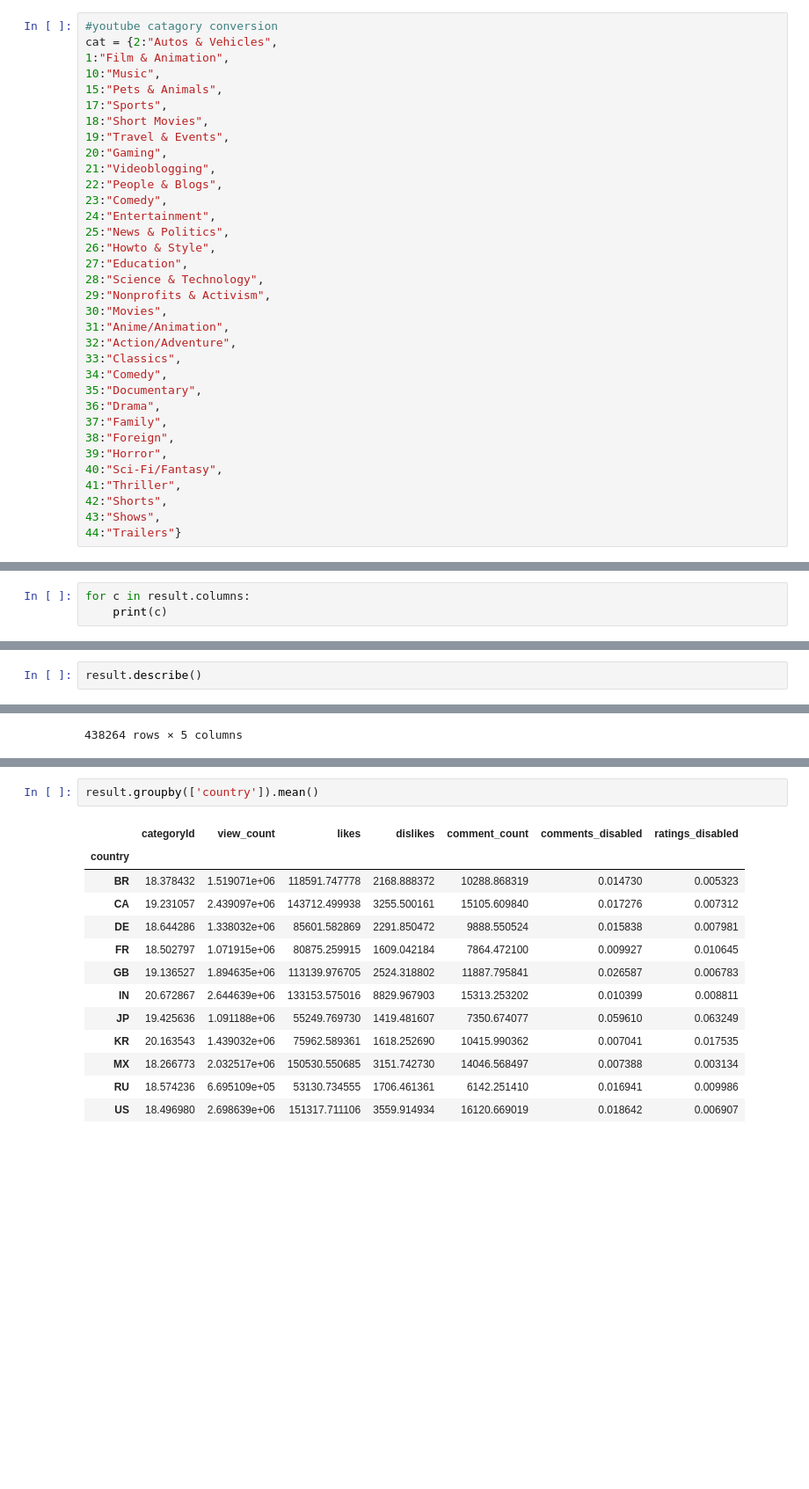
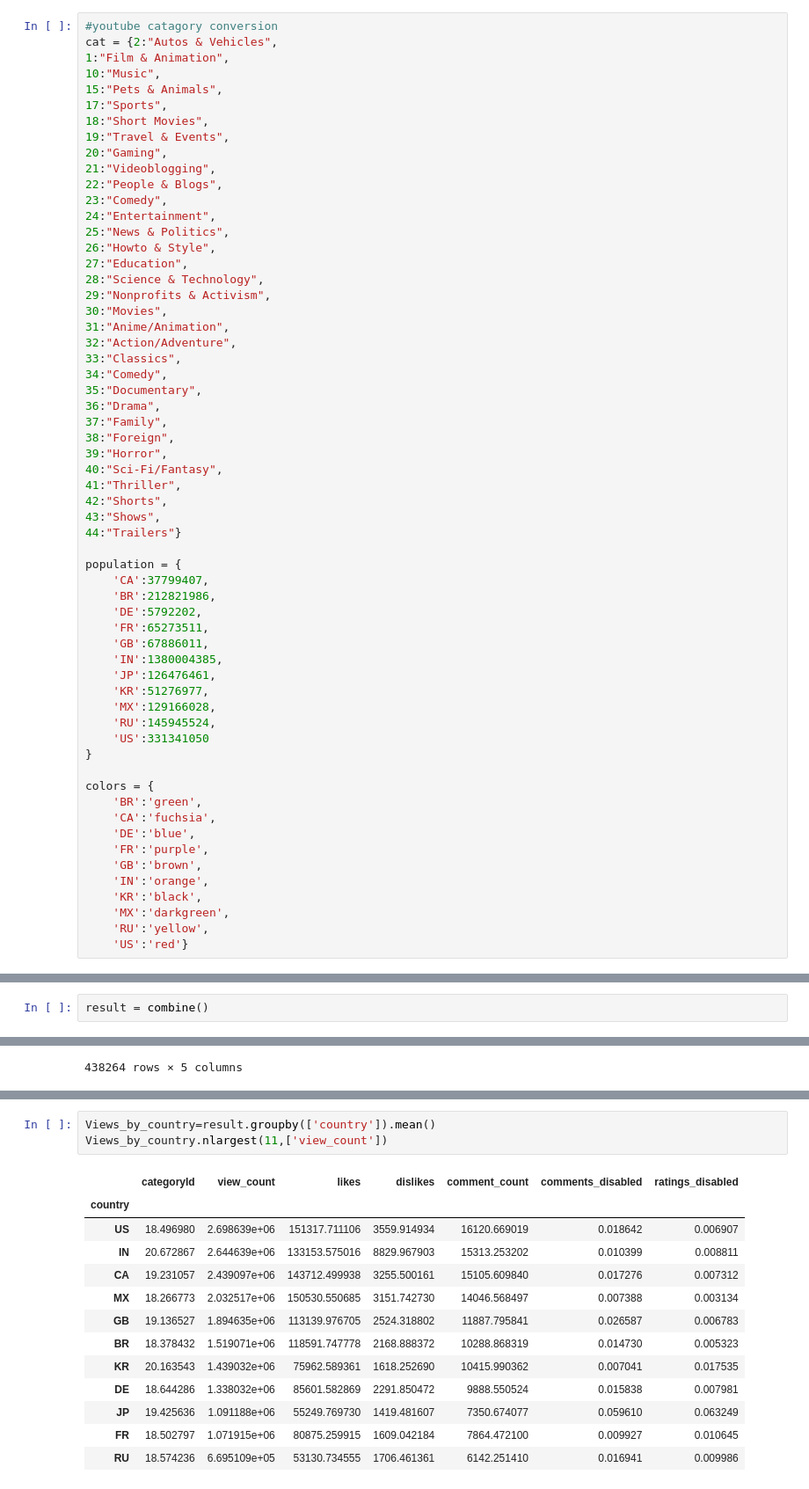
Before and after one commit to pmundot/youtube, a Jupyter notebook: Youtube_Worldwide.ipynb, the cells around one changed output, grey strips where cells are left out. Shown: that part at 88% size. Cells and saved outputs as stored; diff of their text form; blank space fills up the shorter version.

```diff
--- a/Youtube_Worldwide.ipynb
+++ b/Youtube_Worldwide.ipynb
@@ -43,3 +77,29 @@ cat = {2:"Autos & Vehicles",
 42:"Shorts",
 43:"Shows",
 44:"Trailers"}
+
+population = {
+    'CA':37799407,
+    'BR':212821986,
+    'DE':5792202,
+    'FR':65273511,
+    'GB':67886011,
+    'IN':1380004385,
+    'JP':126476461,
+    'KR':51276977,
+    'MX':129166028,
+    'RU':145945524,
+    'US':331341050
+}
+
+colors = {
+    'BR':'green',
+    'CA':'fuchsia',
+    'DE':'blue',
+    'FR':'purple',
+    'GB':'brown',
+    'IN':'orange',
+    'KR':'black',
+    'MX':'darkgreen',
+    'RU':'yellow',
+    'US':'red'}
@@ -90,3 +105,0 @@ total size for top 30 videos in 11 countries is 438264
-# %%
-for c in result.columns:
-    print(c)
@@ -112,3 +200,3 @@ catagory
 # %%
-result.describe()
+result = combine()
 # %% [output]
@@ -188,16 +266,17 @@ average
 # %%
-result.groupby(['country']).mean()
+Views_by_country=result.groupby(['country']).mean()
+Views_by_country.nlargest(11,['view_count'])
 # %% [output]
 |  | categoryId | view_count | likes | dislikes | comment_count | comments_disabled | ratings_disabled |
 | country |  |  |  |  |  |  |  |
+| US | 18.496980 | 2.698639e+06 | 151317.711106 | 3559.914934 | 16120.669019 | 0.018642 | 0.006907 |
+| IN | 20.672867 | 2.644639e+06 | 133153.575016 | 8829.967903 | 15313.253202 | 0.010399 | 0.008811 |
+| CA | 19.231057 | 2.439097e+06 | 143712.499938 | 3255.500161 | 15105.609840 | 0.017276 | 0.007312 |
+| MX | 18.266773 | 2.032517e+06 | 150530.550685 | 3151.742730 | 14046.568497 | 0.007388 | 0.003134 |
+| GB | 19.136527 | 1.894635e+06 | 113139.976705 | 2524.318802 | 11887.795841 | 0.026587 | 0.006783 |
 | BR | 18.378432 | 1.519071e+06 | 118591.747778 | 2168.888372 | 10288.868319 | 0.014730 | 0.005323 |
-| CA | 19.231057 | 2.439097e+06 | 143712.499938 | 3255.500161 | 15105.609840 | 0.017276 | 0.007312 |
+| KR | 20.163543 | 1.439032e+06 | 75962.589361 | 1618.252690 | 10415.990362 | 0.007041 | 0.017535 |
 | DE | 18.644286 | 1.338032e+06 | 85601.582869 | 2291.850472 | 9888.550524 | 0.015838 | 0.007981 |
+| JP | 19.425636 | 1.091188e+06 | 55249.769730 | 1419.481607 | 7350.674077 | 0.059610 | 0.063249 |
 | FR | 18.502797 | 1.071915e+06 | 80875.259915 | 1609.042184 | 7864.472100 | 0.009927 | 0.010645 |
-| GB | 19.136527 | 1.894635e+06 | 113139.976705 | 2524.318802 | 11887.795841 | 0.026587 | 0.006783 |
-| IN | 20.672867 | 2.644639e+06 | 133153.575016 | 8829.967903 | 15313.253202 | 0.010399 | 0.008811 |
-| JP | 19.425636 | 1.091188e+06 | 55249.769730 | 1419.481607 | 7350.674077 | 0.059610 | 0.063249 |
-| KR | 20.163543 | 1.439032e+06 | 75962.589361 | 1618.252690 | 10415.990362 | 0.007041 | 0.017535 |
-| MX | 18.266773 | 2.032517e+06 | 150530.550685 | 3151.742730 | 14046.568497 | 0.007388 | 0.003134 |
 | RU | 18.574236 | 6.695109e+05 | 53130.734555 | 1706.461361 | 6142.251410 | 0.016941 | 0.009986 |
-| US | 18.496980 | 2.698639e+06 | 151317.711106 | 3559.914934 | 16120.669019 | 0.018642 | 0.006907 |
```
Also changed, not shown: parts of 36 cells of this notebook, 3 other files.
